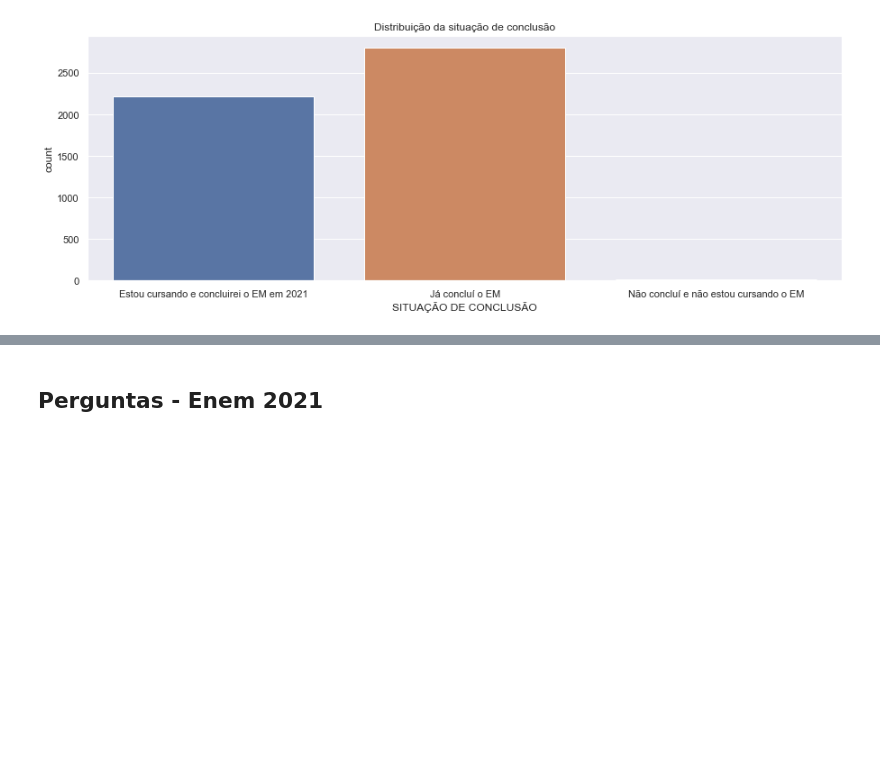
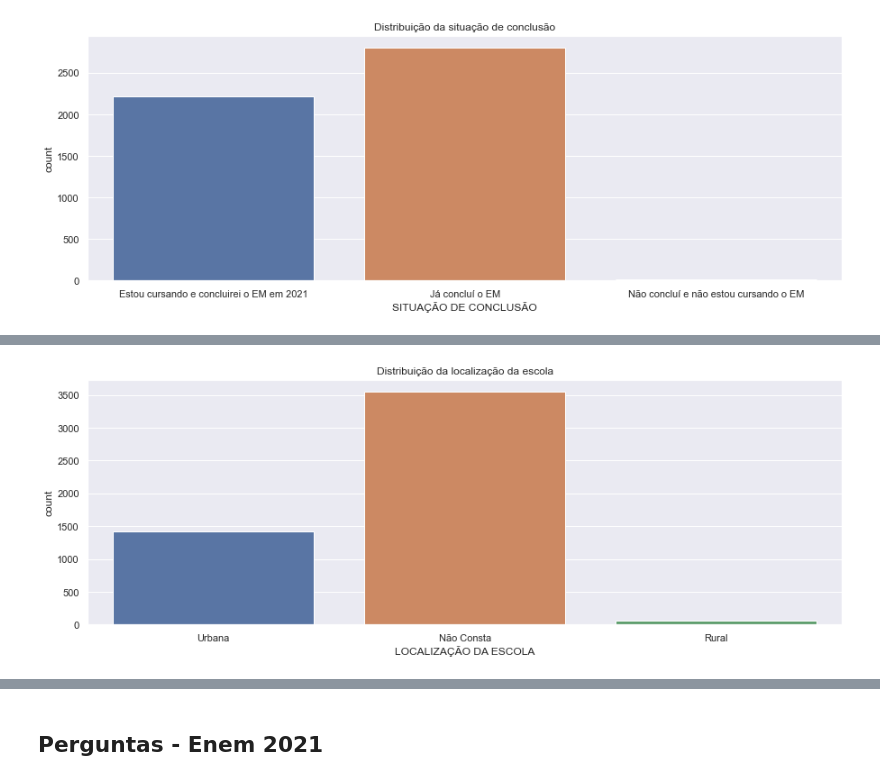
Before and after one commit to Victor-Amarante/Intro_DS, a Jupyter notebook: DataEDA.ipynb, the cells around one changed output, grey strips where cells are left out. Drawn from its saved outputs; the diff is of its cells as text; code cells hidden in the pictures; blank space fills up the shorter version.

```diff
--- a/DataEDA.ipynb
+++ b/DataEDA.ipynb
@@ -155,0 +163,7 @@ ax.set_title('Distribuição da situação de conclusão');
+# %%
+# Distribuicao da localizacao da escola
+fig, ax = plt.subplots(figsize=(15,5))
+ax = sns.countplot(x = 'LOCALIZAÇÃO DA ESCOLA', data = df)
+ax.set_title('Distribuição da localização da escola');
+# %% [output]
+[figure, added]
```
Also changed, not shown: parts of 5 cells of this notebook.
